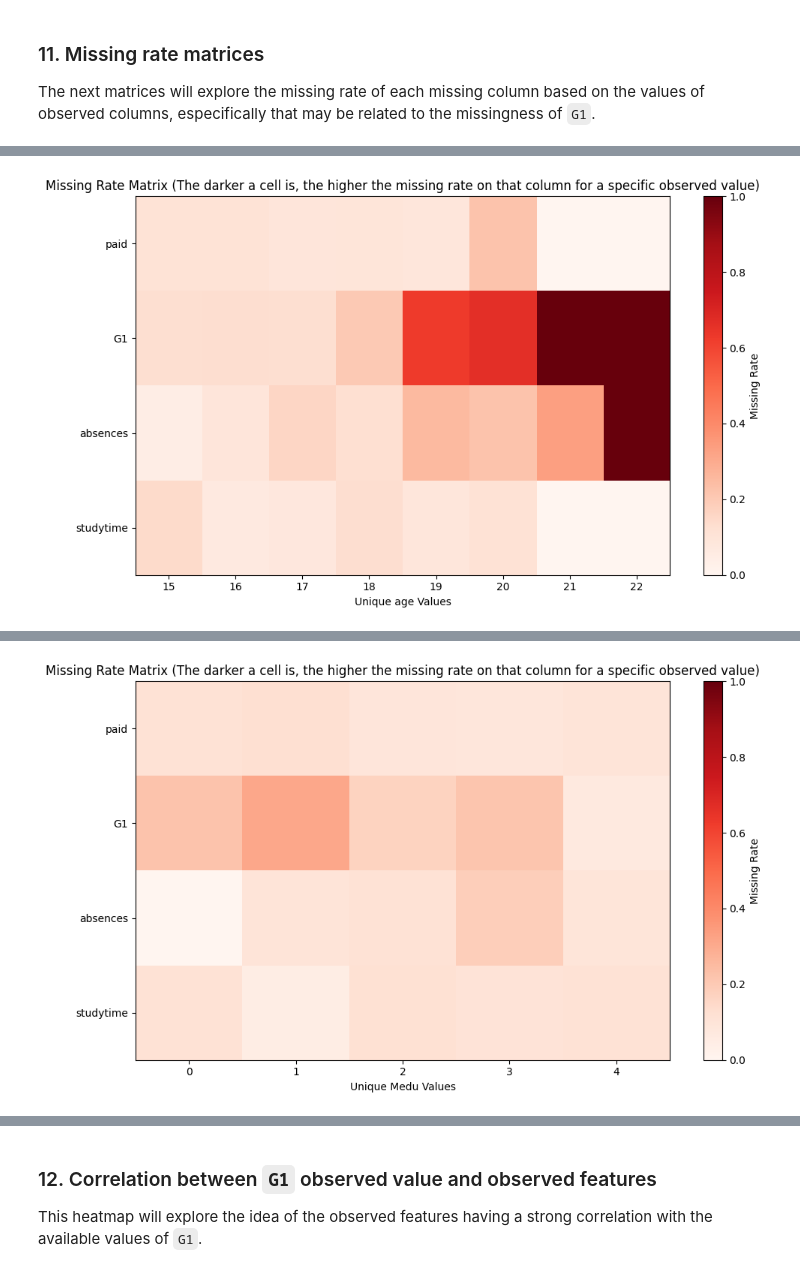
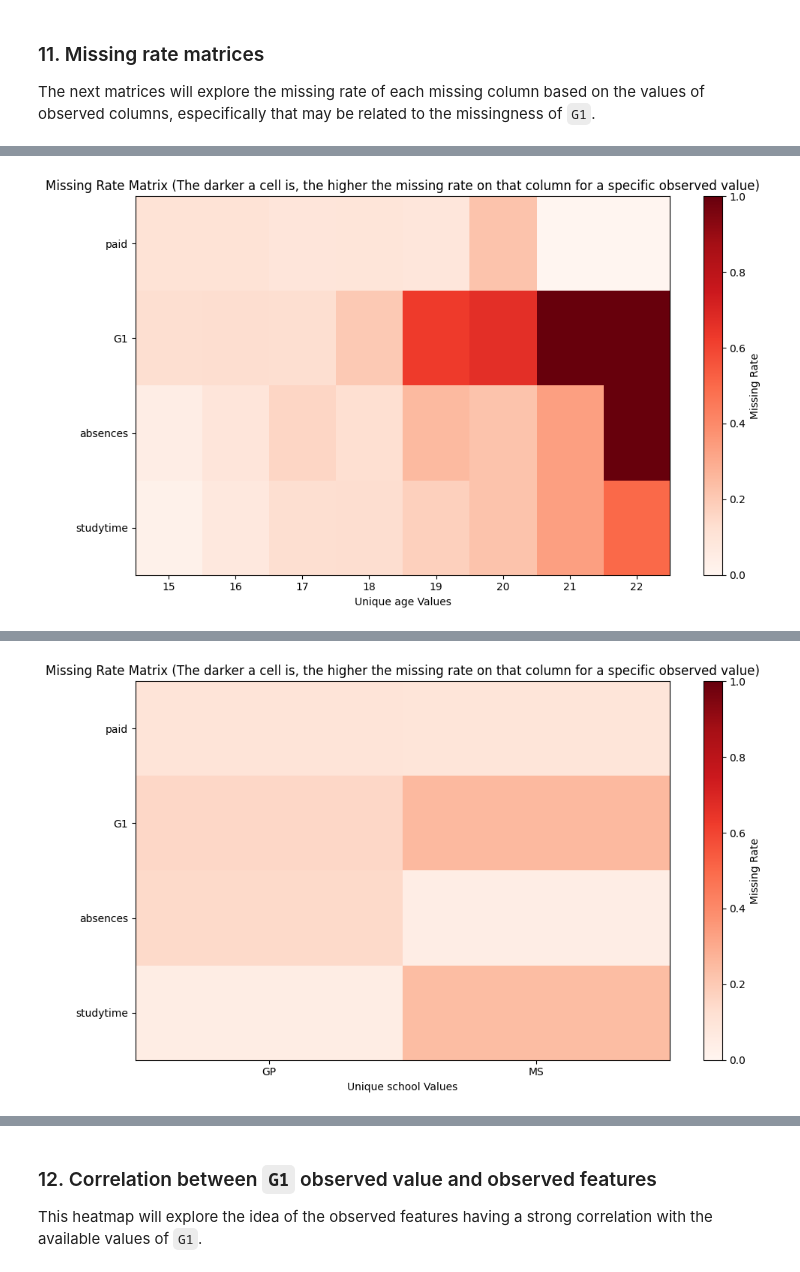
Before and after one commit to Ti-n-a/mechanism_viewer, a Jupyter notebook: use_cases/student.ipynb, the cells around one changed output, grey strips where cells are left out. Cells and saved outputs as stored; diff of their text form; code cells hidden in the pictures.

```diff
--- a/use_cases/student.ipynb
+++ b/use_cases/student.ipynb
@@ -168,7 +168,7 @@ missing_df.loc[g1_missing_idx, "G1"] = np.nan
 
 # MNAR
 missing_df["absences"] = apply_mnar(missing_df["absences"], missing_rate=0.12, missingness_ascending=True)
-missing_df["studytime"] = apply_mnar(missing_df["studytime"], missing_rate=0.10, missingness_ascending=True)
+missing_df["studytime"] = apply_mnar(missing_df["studytime"], missing_rate=0.10, missingness_ascending=False)
 # %% [markdown]
 To confirm if the missingness mechanisms were applied, `plot_missing_rate()` can be used again:
 # %%
@@ -401,7 +406,7 @@ The next matrices will explore the missing rate of each missing column based on
 # %%
 missing_columns = ["paid", "G1", "absences", "studytime"]
 
-observable_features_G1 = ["failures", "age", "higher", "schoolsup", "Medu", "Fedu", "course"]
+observable_features_G1 = ["failures", "age", "higher", "schoolsup",  "school", "Medu", "Fedu", "course"]
 
 for observable_column in observable_features_G1:
     mv.missing_rate_matrix(missing_df[missing_columns + [observable_column]], column_name=observable_column, display_plot=True)
@@ -410 +415 @@ for observable_column in observable_features_G1:
-[figure, old version]
+[figure, new version]
@@ -412,3 +417,3 @@ for observable_column in observable_features_G1:
 [figure]
-[figure, old version]
+[figure, new version]
 [figure]
```
Also changed, not shown: parts of 41 cells of this notebook, 2 other files.
